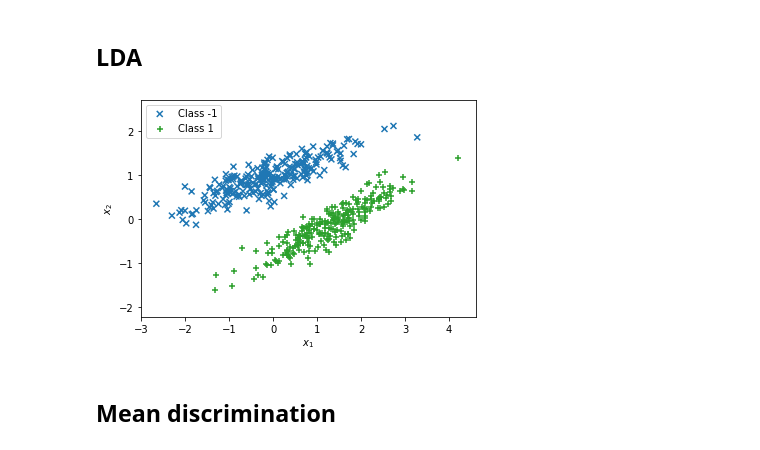
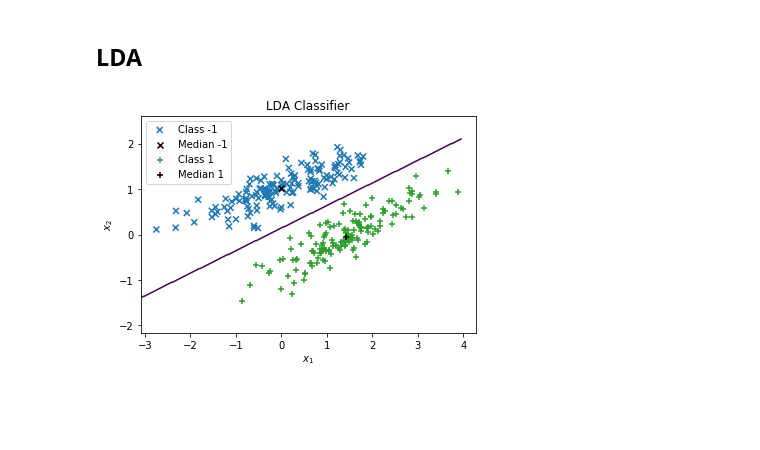
Before and after one commit to vislearn/ML-Tutorial, a Jupyter notebook: 3 Linear Models.ipynb, the cells around one changed output. Saved outputs shown, nothing was run; the diff lists cells and outputs as text; code cells hidden in the pictures; blank space fills up the shorter version.

```diff
--- a/3 Linear Models.ipynb
+++ b/3 Linear Models.ipynb
@@ -13,7 +14,7 @@ def generate_data(n_1, n_2, n_dim=2):
     s_12 = 1.0
     sigma_1 = np.array([[s_11 * np.cos(al_1), s_12 * np.sin(al_1)], [-s_11 * np.sin(al_1), s_12 * np.cos(al_1)]])
 
-    mean_2 = np.array([1.2, -0.2])
+    mean_2 = np.array([1.5, 0])
     al_2 = 60 * 2 * np.pi / 360
     s_21 = 0.2
     s_22 = 1.0
@@ -28,17 +29,6 @@ def generate_data(n_1, n_2, n_dim=2):
     labels = np.array([-1] * n_1 + [1] * n_2)
 
     return features, labels
+
+np.random.seed(23905)
+features, labels = generate_data(150, 150)
-# %%
-# Seed to get reproducible results
-np.random.seed(9235)
-
-# Generate data, 250 per class
-features, labels = generate_data(250, 250)
-
-# Plot the dataset
-for label, marker, mean, color in zip(np.unique(labels), "x+", [mean_1, mean_2], ["C0", "C1"]):
-    class_data = features[labels == label]
-    plt.plot(class_data[:, 0], class_data[:, 1], marker, label=f"Label {label}", c=color)
-    plt.plot(mean[0], mean[1], f"k{marker}", label=f"Mean {label}", ms=10)
-
-print(f"{features.shape[0]} data points in {features.shape[1]} dimensions")
@@ -53,6 +40,9 @@ def plot_prediction(features, y_true, y_predicted):
         # Color is given by the predicted label
         colors = [f"C{predicted - labels.min()}" for predicted in y_predicted[y_true == label]]
         plt.scatter(class_data[:, 0], class_data[:, 1], marker=marker, label=f"Class {label}", c=colors)
+        # Median is more stable than mean
+        median = np.median(class_data, axis=0)
+        plt.scatter(median[0], median[1], c="black", marker=marker, linewidths=10, label=f"Median {label}")
     plt.legend()
     plt.xlabel("$x_1$")
     plt.ylabel("$x_2$")
@@ -60,4 +50,6 @@ def plot_prediction(features, y_true, y_predicted):
 
 plt.title("Labeled data")
 plot_prediction(features, labels, labels)
+x_range = plt.xlim()
+y_range = plt.ylim()
 # %% [output]
@@ -65,2 +57,14 @@ plot_prediction(features, labels, labels)
 # %% [markdown]
 Sample training and test set from the data
+# %%
+def plot_decision_boundary(x_range, y_range, fit, samples=400):
+    x, y = np.meshgrid(np.linspace(*x_range, samples), np.linspace(*y_range, samples))
+    positions = np.stack((x.reshape(-1), y.reshape(-1)), axis=1).reshape(-1, 2)
+    prediction = fit.predict(positions)
+    plt.contour(x, y, prediction.reshape(samples, samples), [0])
+
+def plot_prediction_grid(x_range, y_range, fit, samples=100):
+    x, y = np.meshgrid(np.linspace(*x_range, samples), np.linspace(*y_range, samples))
+    positions = np.stack((x.reshape(-1), y.reshape(-1)), axis=1).reshape(-1, 2)
+    prediction = fit.predict(positions)
+    plt.pcolormesh(x, y, prediction.reshape(samples, samples))
@@ -69,11 +86,11 @@ Sample training and test set from the data
 # %%
 from sklearn.discriminant_analysis import LinearDiscriminantAnalysis
 lda = LinearDiscriminantAnalysis()
 lda.fit(features, labels)
 
+plt.title("LDA Classifier")
 predicted_labels = lda.predict(features)
+plot_decision_boundary(x_range, y_range, lda)
 plot_prediction(features, labels, predicted_labels)
 # %% [output]
-[figure, old version]
+[figure, new version]
-# %% [markdown]
-## Mean discrimination
```
Also changed, not shown: parts of 8 cells of this notebook.
